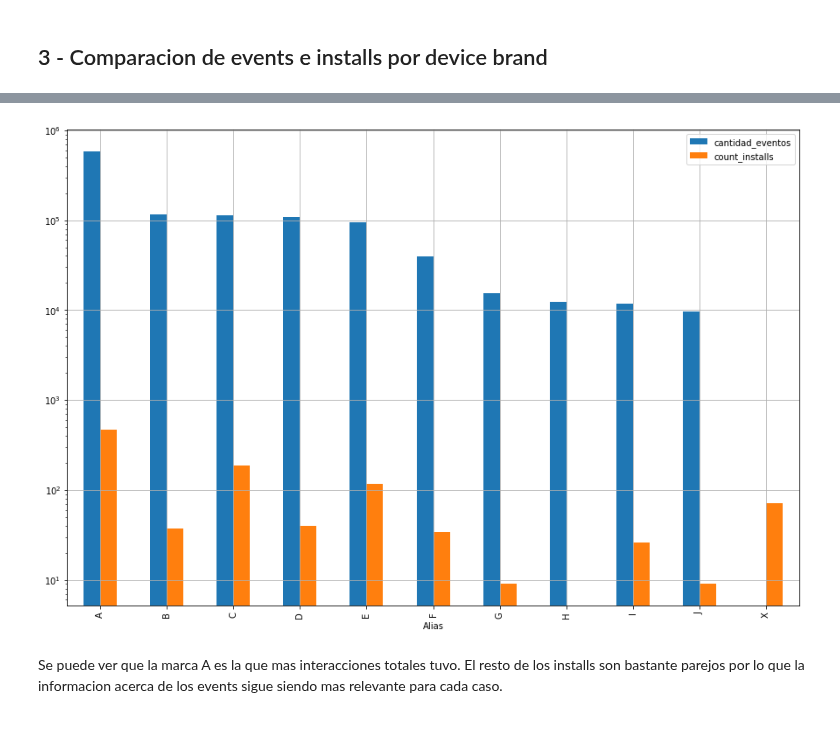
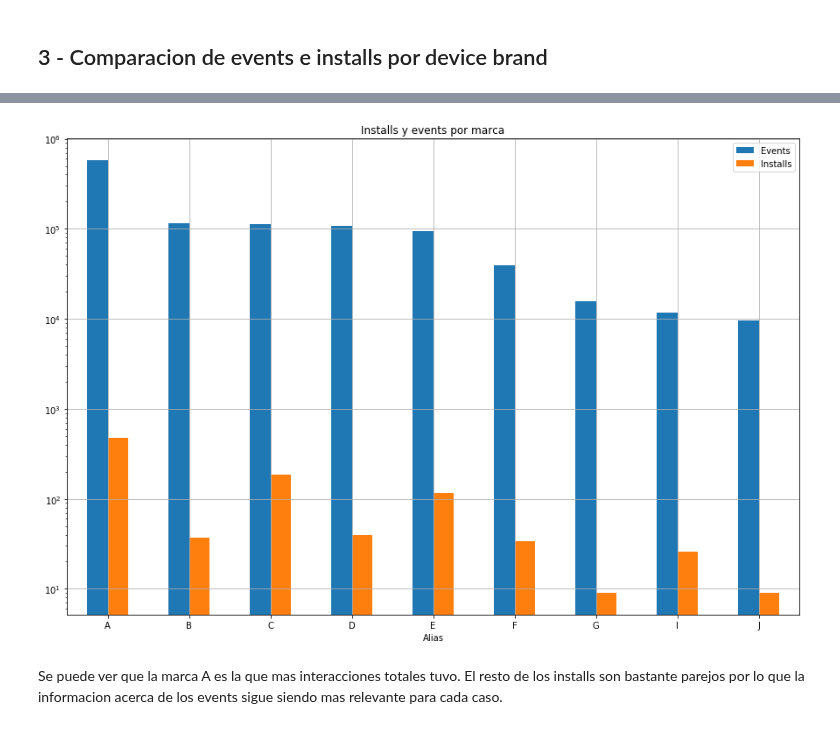
Before and after one commit to sberoch/Datos, a Jupyter notebook: installs.ipynb, the cells around one changed output, grey strips where cells are left out. Cells and saved outputs as stored; diff of their text form; code cells hidden in the pictures.

```diff
--- a/installs.ipynb
+++ b/installs.ipynb
@@ -95,7 +94,7 @@ installs_graficable.columns= ['count_installs']
 installs_graficable = installs_graficable.sort_values(by=['count_installs'],ascending=False)
 installs_graficable = installs_graficable.head(10)
 installs_graficable['Alias'] = ['A','C','E','X','D','B','F','I','G','J']
-installs_graficable = installs_graficable.sort_values('Alias')
+#installs_graficable = installs_graficable.sort_values('Alias')
 # %% [markdown]
 ### Los alias son los mismos que en events
 # %%
@@ -124,9 +125,7 @@ events_graficable = events_graficable.sort_values(by=['cantidad_eventos'],ascend
 events_graficable = events_graficable.head(10)
 events_graficable['Alias'] = ['A','B','C','D','E','F','G','H','I','J']
 # %%
-merged = events_graficable.merge(installs_graficable, on = 'device_brand', how = 'outer')
+merged = events_graficable.merge(installs_graficable, on = 'device_brand', how = 'inner')
 # %%
 merged = merged[['cantidad_eventos','count_installs','Alias_x']]
 merged.reset_index(inplace = True)
-# %%
-merged.loc[10, 'Alias_x'] = 'X'
@@ -148,9 +132,11 @@ merged
+# %%
+merged.columns = ['device_brand', 'Events', 'Installs', 'Alias']
 # %%
-grph3 = merged.loc[:,['cantidad_eventos','count_installs', 'Alias_x']].plot.bar(grid = True, x='Alias_x',figsize = (15,10))
+grph3 = merged.loc[:,['Events','Installs', 'Alias']].plot.bar(grid = True, x = 'Alias',figsize = (15,10), rot = 0, title = 'Installs y events por marca')
 grph3.set_yscale('log')
 grph3.set_xlabel('Alias');
 # %% [output]
-[figure, old version]
+[figure, new version]
 # %% [markdown]
 Se puede ver que la marca A es la que mas interacciones totales tuvo. El resto de los installs son bastante parejos por lo que la informacion acerca de los events sigue siendo mas relevante para cada caso.
 # %% [markdown]
```
Also changed, not shown: parts of 9 cells of this notebook.
